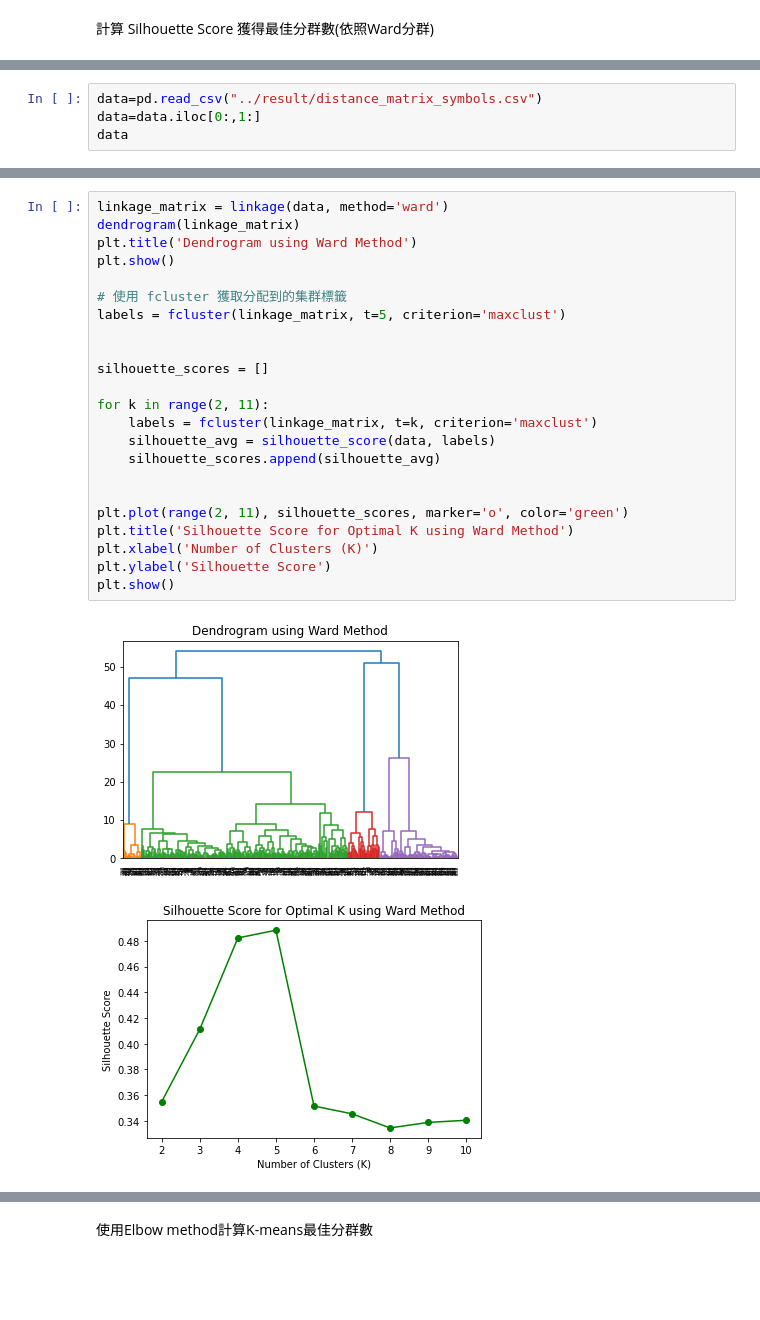
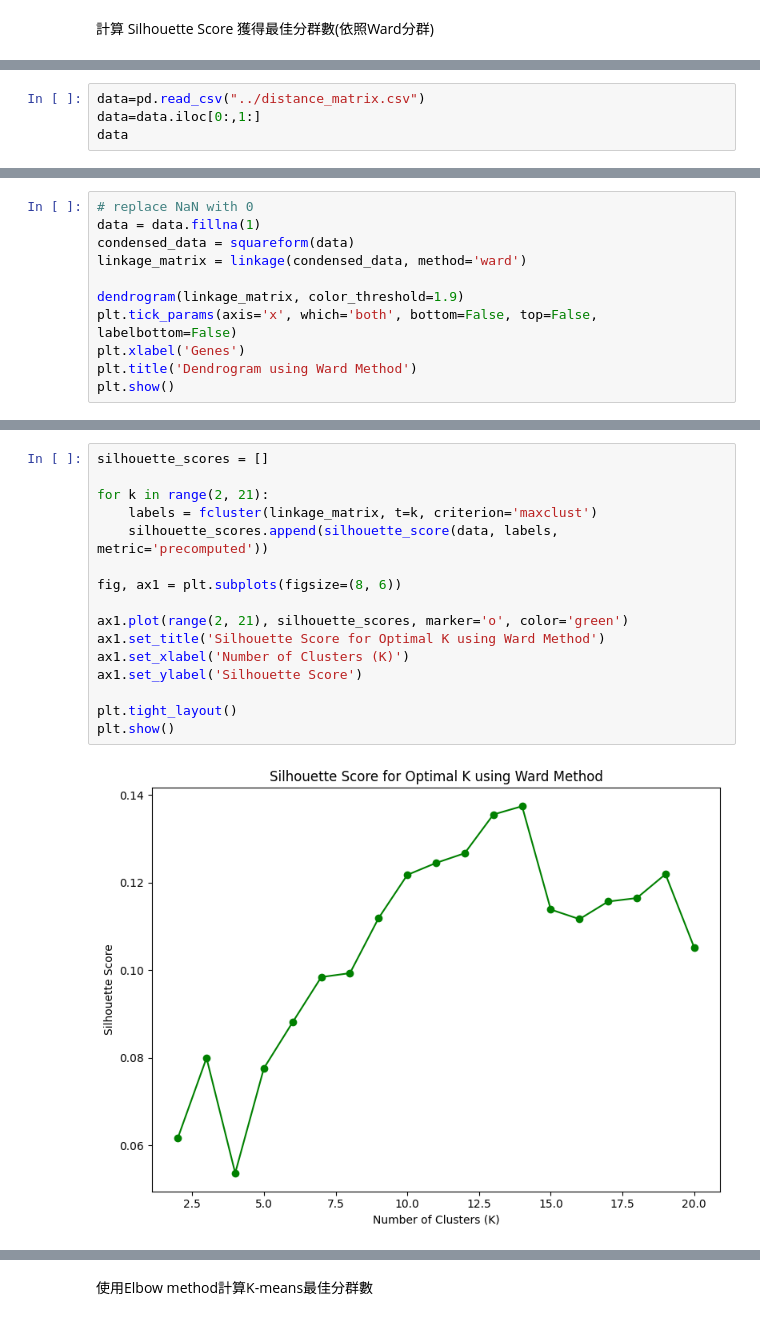
Before and after one commit to BioTechCo/main_project, a Jupyter notebook: notebooks/cal_cluster_number.ipynb, the cells around one changed output, grey strips where cells are left out. Drawn from its saved outputs; the diff is of its cells as text; blank space fills up the shorter version.

Commit message:
[update] clustering

```diff
--- a/notebooks/cal_cluster_number.ipynb
+++ b/notebooks/cal_cluster_number.ipynb
@@ -10,5 +10,5 @@ import pandas as pd
 # %%
-data=pd.read_csv("../result/distance_matrix_symbols.csv")
+data=pd.read_csv("../distance_matrix.csv")
 data=data.iloc[0:,1:]
 data
 # %% [output]
@@ -27,0 +28,11 @@ data
+# %%
+# replace NaN with 0
+data = data.fillna(1)
+condensed_data = squareform(data)
+linkage_matrix = linkage(condensed_data, method='ward')
+
+dendrogram(linkage_matrix, color_threshold=1.9)
+plt.tick_params(axis='x', which='both', bottom=False, top=False, labelbottom=False)
+plt.xlabel('Genes')
+plt.title('Dendrogram using Ward Method')
+plt.show()
@@ -28,26 +41,18 @@ data
 # %%
-linkage_matrix = linkage(data, method='ward')
-dendrogram(linkage_matrix)
-plt.title('Dendrogram using Ward Method')
-plt.show()
-
-# 使用 fcluster 獲取分配到的集群標籤
-labels = fcluster(linkage_matrix, t=5, criterion='maxclust')
-
-
 silhouette_scores = []
 
-for k in range(2, 11):
+for k in range(2, 21):
     labels = fcluster(linkage_matrix, t=k, criterion='maxclust')
-    silhouette_avg = silhouette_score(data, labels)
-    silhouette_scores.append(silhouette_avg)
+    silhouette_scores.append(silhouette_score(data, labels, metric='precomputed'))
 
+fig, ax1 = plt.subplots(figsize=(8, 6))
 
-plt.plot(range(2, 11), silhouette_scores, marker='o', color='green')
-plt.title('Silhouette Score for Optimal K using Ward Method')
-plt.xlabel('Number of Clusters (K)')
-plt.ylabel('Silhouette Score')
+ax1.plot(range(2, 21), silhouette_scores, marker='o', color='green')
+ax1.set_title('Silhouette Score for Optimal K using Ward Method')
+ax1.set_xlabel('Number of Clusters (K)')
+ax1.set_ylabel('Silhouette Score')
+
+plt.tight_layout()
 plt.show()
 # %% [output]
-[figure, old version]
+[figure, new version]
-[figure, removed]
```
Also changed, not shown: parts of 9 cells of this notebook, 1 other file.
